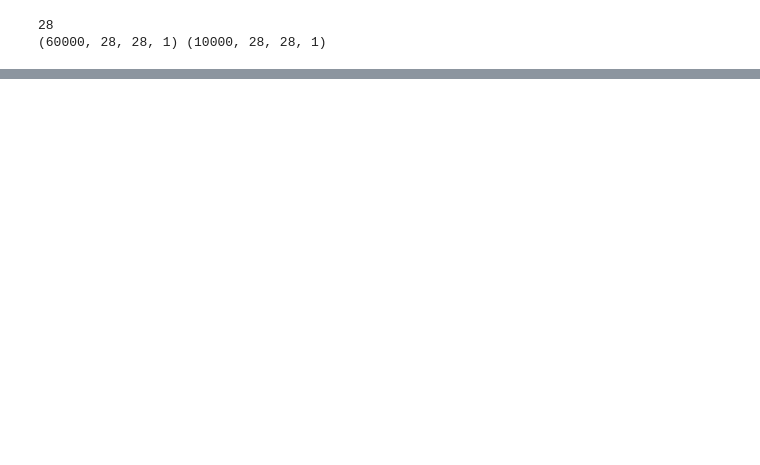
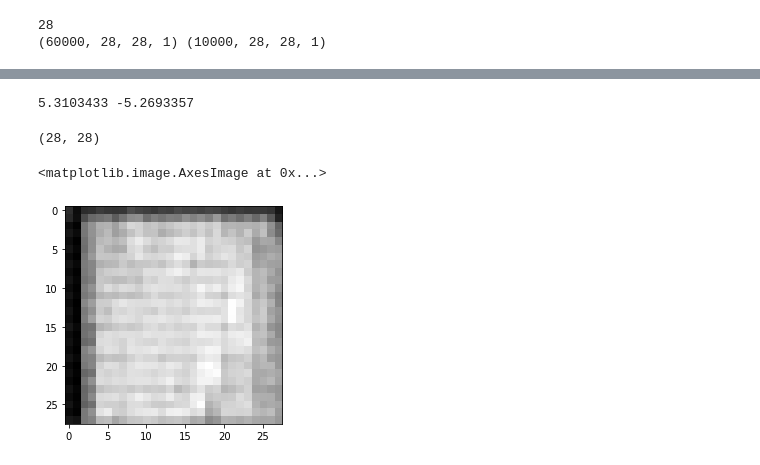
Before and after one commit to cmetzner93/DeepLearning_Project3, a Jupyter notebook: task_5-Copy1.ipynb, the cells around one changed output, grey strips where cells are left out. Cells and saved outputs as stored; diff of their text form; code cells hidden in the pictures; blank space fills up the shorter version.

```diff
--- a/task_5-Copy1.ipynb
+++ b/task_5-Copy1.ipynb
@@ -407,0 +324,4 @@ plot_results(models, data, batch_size=200,model_name="vae_mlp")
+# %%
+image = decoder.predict(np.array([output_encoder[2][0]]))
+image = image.reshape((28,28))
+print(image)
@@ -407,0 +346,19 @@ plot_results(models, data, batch_size=200,model_name="vae_mlp")
+# %%
+max = output_encoder[2].max()
+min = output_encoder[2].min()
+print(max, min)
+# %% [output]
+5.3103433 -5.2693357
+# %%
+latent = np.random.rand(32)*(max - min) + min
+decoded_img = decoder.predict(np.array([latent]))
+decoded_img = decoded_img[0].reshape(28, 28)
+print(decoded_img.shape)
+# %% [output]
+(28, 28)
+# %%
+plt.figure()
+plt.imshow(image*255)
+# %% [output]
+<matplotlib.image.AxesImage at 0x...>
+[figure, added]
```
Also changed, not shown: parts of 23 cells of this notebook, 15 other files.
